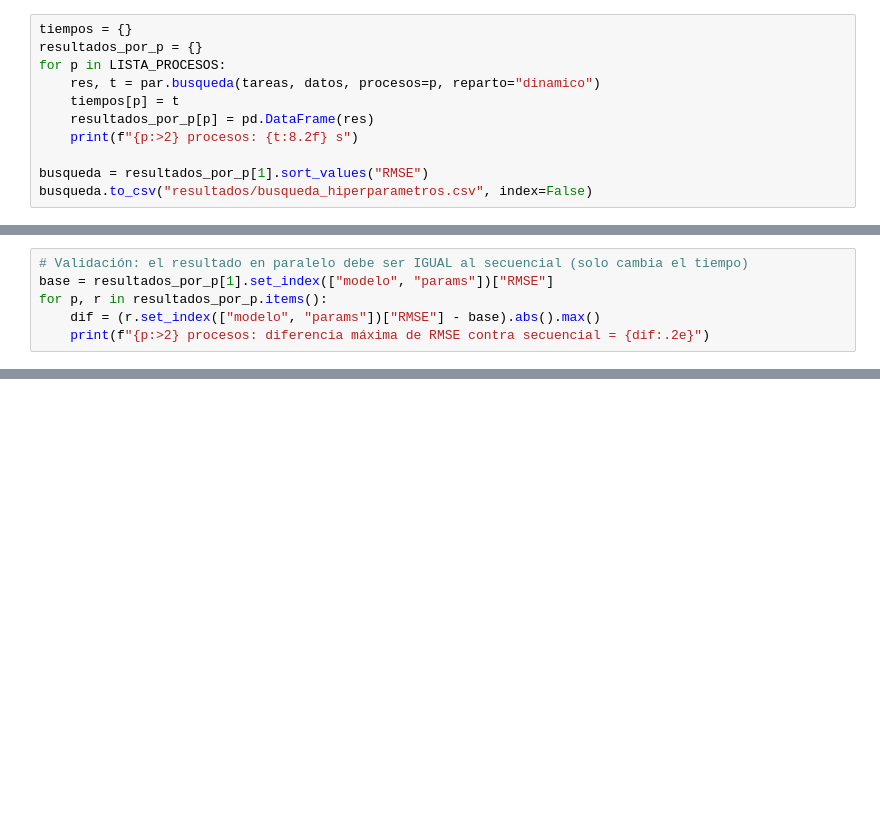
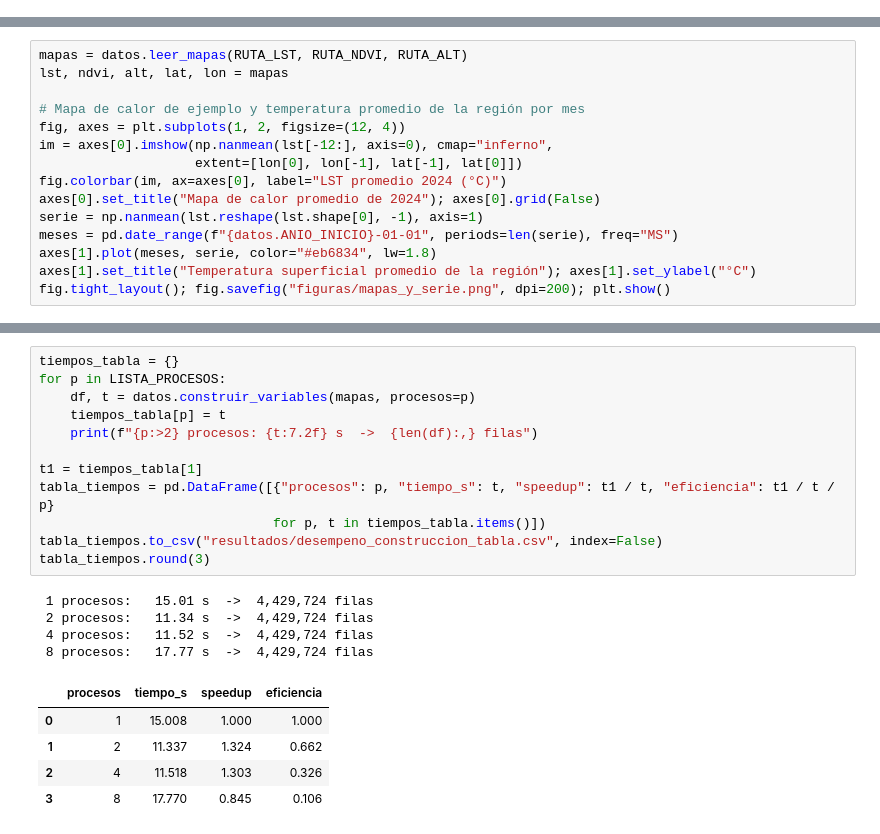
Before and after one commit to GCK-20/ProyectoComputoParalelo, a Jupyter notebook: 02_prediccion_LST_paralelo_TIFF.ipynb, the cells around one changed output, grey strips where cells are left out. Cells and saved outputs as stored; diff of their text form; blank space fills up the shorter version.

```diff
--- a/02_prediccion_LST_paralelo_TIFF.ipynb
+++ b/02_prediccion_LST_paralelo_TIFF.ipynb
@@ -243,11 +0,0 @@ Se ejecuta la misma búsqueda con 1 proceso (secuencial) y con varios procesos.
-# %%
-tiempos = {}
-resultados_por_p = {}
-for p in LISTA_PROCESOS:
-    res, t = par.busqueda(tareas, datos, procesos=p, reparto="dinamico")
-    tiempos[p] = t
-    resultados_por_p[p] = pd.DataFrame(res)
-    print(f"{p:>2} procesos: {t:8.2f} s")
-
-busqueda = resultados_por_p[1].sort_values("RMSE")
-busqueda.to_csv("resultados/busqueda_hiperparametros.csv", index=False)
@@ -260,6 +0,0 @@ busqueda.to_csv("resultados/busqueda_hiperparametros.csv", index=False)
-# %%
-# Validación: el resultado en paralelo debe ser IGUAL al secuencial (solo cambia el tiempo)
-base = resultados_por_p[1].set_index(["modelo", "params"])["RMSE"]
-for p, r in resultados_por_p.items():
-    dif = (r.set_index(["modelo", "params"])["RMSE"] - base).abs().max()
-    print(f"{p:>2} procesos: diferencia máxima de RMSE contra secuencial = {dif:.2e}")
@@ -474,0 +40,15 @@ plt.show()
+# %%
+mapas = datos.leer_mapas(RUTA_LST, RUTA_NDVI, RUTA_ALT)
+lst, ndvi, alt, lat, lon = mapas
+
+# Mapa de calor de ejemplo y temperatura promedio de la región por mes
+fig, axes = plt.subplots(1, 2, figsize=(12, 4))
+im = axes[0].imshow(np.nanmean(lst[-12:], axis=0), cmap="inferno",
+                    extent=[lon[0], lon[-1], lat[-1], lat[0]])
+fig.colorbar(im, ax=axes[0], label="LST promedio 2024 (°C)")
+axes[0].set_title("Mapa de calor promedio de 2024"); axes[0].grid(False)
+serie = np.nanmean(lst.reshape(lst.shape[0], -1), axis=1)
+meses = pd.date_range(f"{datos.ANIO_INICIO}-01-01", periods=len(serie), freq="MS")
+axes[1].plot(meses, serie, color="#eb6834", lw=1.8)
+axes[1].set_title("Temperatura superficial promedio de la región"); axes[1].set_ylabel("°C")
+fig.tight_layout(); fig.savefig("figuras/mapas_y_serie.png", dpi=200); plt.show()
@@ -474,0 +62,22 @@ plt.show()
+# %%
+tiempos_tabla = {}
+for p in LISTA_PROCESOS:
+    df, t = datos.construir_variables(mapas, procesos=p)
+    tiempos_tabla[p] = t
+    print(f"{p:>2} procesos: {t:7.2f} s  ->  {len(df):,} filas")
+
+t1 = tiempos_tabla[1]
+tabla_tiempos = pd.DataFrame([{"procesos": p, "tiempo_s": t, "speedup": t1 / t, "eficiencia": t1 / t / p}
+                              for p, t in tiempos_tabla.items()])
+tabla_tiempos.to_csv("resultados/desempeno_construccion_tabla.csv", index=False)
+tabla_tiempos.round(3)
+# %% [output]
+ 1 procesos:   15.01 s  ->  4,429,724 filas
+ 2 procesos:   11.34 s  ->  4,429,724 filas
+ 4 procesos:   11.52 s  ->  4,429,724 filas
+ 8 procesos:   17.77 s  ->  4,429,724 filas
+|  | procesos | tiempo_s | speedup | eficiencia |
+| 0 | 1 | 15.008 | 1.000 | 1.000 |
+| 1 | 2 | 11.337 | 1.324 | 0.662 |
+| 2 | 4 | 11.518 | 1.303 | 0.326 |
+| 3 | 8 | 17.770 | 0.845 | 0.106 |
```
Also changed, not shown: parts of 41 cells of this notebook.
